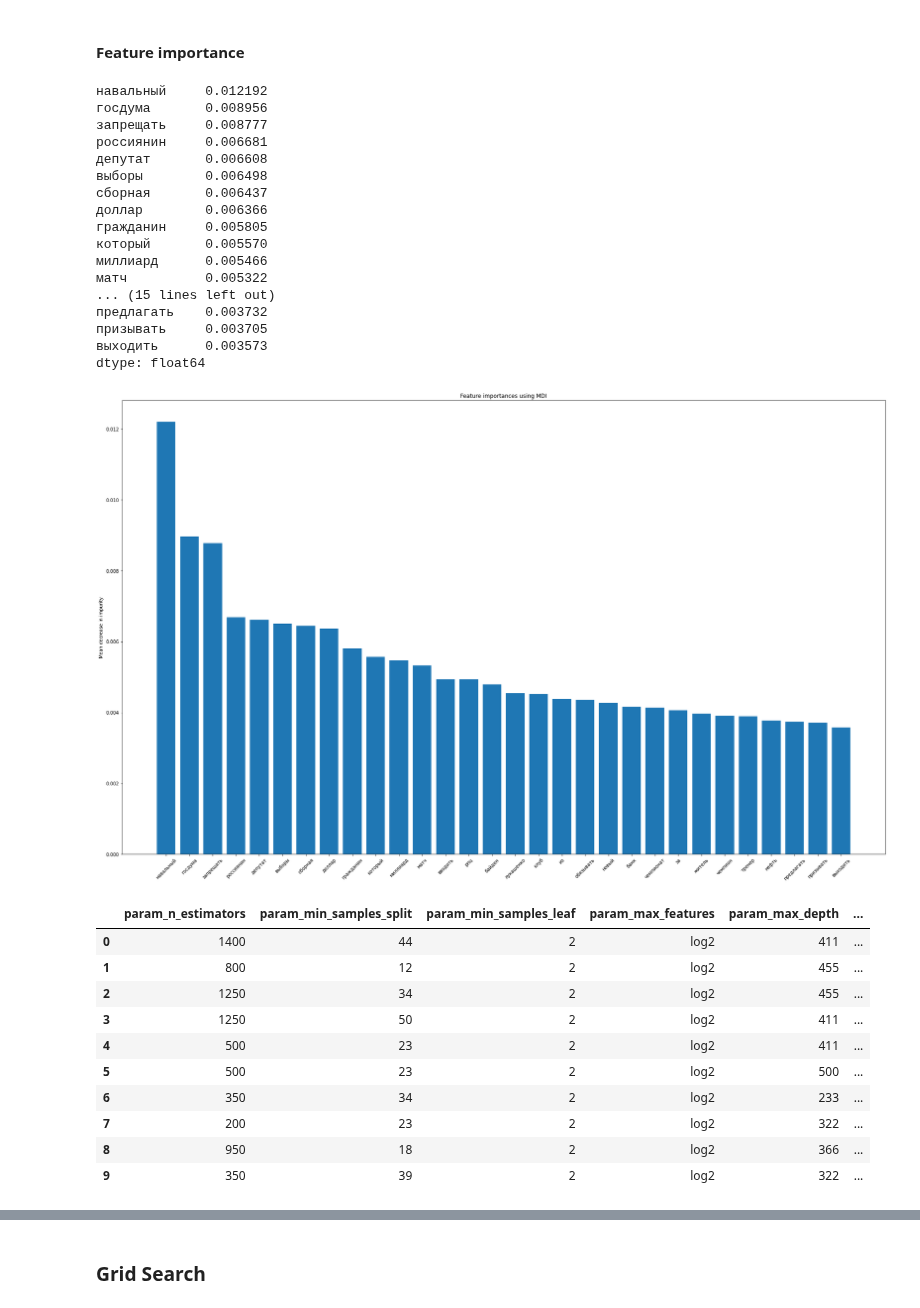
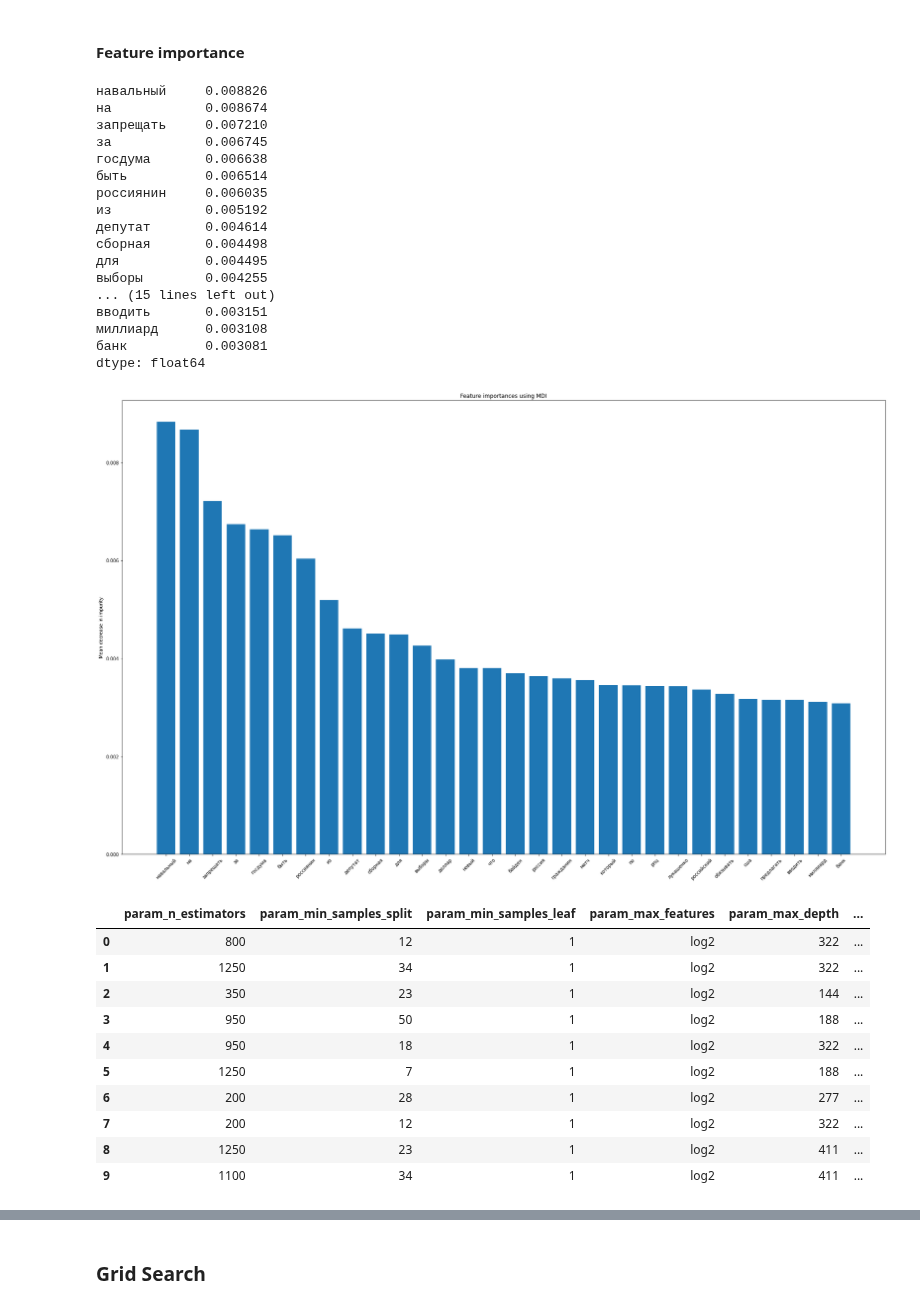
Before and after one commit to vladislav3112/fake-news-headlines, a Jupyter notebook: fake_news_classifier.ipynb, the cells around one changed output, grey strips where cells are left out. Cells and saved outputs as stored; diff of their text form; code cells hidden in the pictures.

Commit message:
count vectorizer option

```diff
--- a/fake_news_classifier.ipynb
+++ b/fake_news_classifier.ipynb
@@ -23,7 +23,7 @@ Pipeline
 data =  pd.read_csv("dataset/train.tsv",sep='\t',header=0)
 print(data.head())
 X = data['title']
-y = data['is_fake']
+y = data['is_fake'].array
 
 #make sure that there is no class imbalance
 print(len(y[y==0])/len(y))
@@ -108,4 +116,4 @@ df.to_csv('processed and stemmed text.csv')
 # %%
-df = pd.read_csv('processed and stemmed text.csv')
+df = pd.read_csv('processed text with stop words.csv')
 X = df['title']
 # %% [markdown]
@@ -117,12 +125,9 @@ X_raw_train, X_raw_test, y_train, y_test = train_test_split(X,y, test_size=0.2,
 # %%
-vectorizer = TfidfVectorizer() # token_pattern=r"(?u)\S\S+" pattern captures words that split by whitespace only (?u)\b\w\w+\b|\»
-vectors = vectorizer.fit_transform(X_raw_train)
+vectorizer = CountVectorizer() # TfidfVectorizer - another option
+X_train = vectorizer.fit_transform(X_raw_train)
 feature_names = vectorizer.get_feature_names_out()
 print(feature_names)
-dense = vectors.todense()
-X_train = dense.tolist()
-dense = []
+#dense = vectors.todense()
 X_test = vectorizer.transform(X_raw_test)
-#df = pd.DataFrame(denselist, columns=feature_names)
 # %% [output]
 ['00' '02м' '08м' ... 'яценюк' 'яшин' 'ящик']
@@ -225,0 +225,8 @@ print(cross_val_score(rfc, X_train,y_train, cv=5,scoring='f1').mean())
+# %%
+rs = joblib.load("RFC_random_search_1_leaf_compressed.joblib")
+print(rs.score(X_test,y_test))
+mat = confusion_matrix(y_test,rs.predict(X_test))
+sns.heatmap(mat.T, square = True, annot=True, fmt = "d")
+plt.xlabel("true labels")
+plt.ylabel("predicted label")
+plt.show()
@@ -227,37 +237,37 @@ print(cross_val_score(rfc, X_train,y_train, cv=5,scoring='f1').mean())
 #### Feature importance
 # %%
 import matplotlib.pyplot as plt
-importances = best_clf.feature_importances_
+importances = rs.best_estimator_.feature_importances_
 forest_importances = pd.Series(importances, index=feature_names)
 forest_importances.sort_values(ascending=False,inplace=True)
 forest_importances = forest_importances[:30]
 print(forest_importances)
 
 fig, ax = plt.subplots(figsize = (24,15))
 plt.bar(x=forest_importances.index, height=forest_importances)
 plt.xticks(rotation=45)
 ax.set_title("Feature importances using MDI")
 ax.set_ylabel("Mean decrease in impurity")
 fig.tight_layout()
 # %% [output]
-навальный     0.012192
-госдума       0.008956
-запрещать     0.008777
-россиянин     0.006681
-депутат       0.006608
-выборы        0.006498
-сборная       0.006437
-доллар        0.006366
-гражданин     0.005805
-который       0.005570
-миллиард      0.005466
-матч          0.005322
+навальный     0.008826
+на            0.008674
+запрещать     0.007210
+за            0.006745
+госдума       0.006638
+быть          0.006514
+россиянин     0.006035
+из            0.005192
+депутат       0.004614
+сборная       0.004498
+для           0.004495
+выборы        0.004255
 ... (15 lines left out)
-предлагать    0.003732
-призывать     0.003705
-выходить      0.003573
+вводить       0.003151
+миллиард      0.003108
+банк          0.003081
 dtype: float64
-[figure, old version]
+[figure, new version]
 # %%
 rs_df = pd.DataFrame(rs.cv_results_).sort_values('rank_test_score').reset_index(drop=True)
 rs_df = rs_df.drop([
@@ -274,16 +284,16 @@ rs_df = rs_df.drop([
 rs_df.head(10)
 # %% [output]
 |  | param_n_estimators | param_min_samples_split | param_min_samples_leaf | param_max_features | param_max_depth | ... |
-| 0 | 1400 | 44 | 2 | log2 | 411 | ... |
-| 1 | 800 | 12 | 2 | log2 | 455 | ... |
-| 2 | 1250 | 34 | 2 | log2 | 455 | ... |
-| 3 | 1250 | 50 | 2 | log2 | 411 | ... |
-| 4 | 500 | 23 | 2 | log2 | 411 | ... |
-| 5 | 500 | 23 | 2 | log2 | 500 | ... |
-| 6 | 350 | 34 | 2 | log2 | 233 | ... |
-| 7 | 200 | 23 | 2 | log2 | 322 | ... |
-| 8 | 950 | 18 | 2 | log2 | 366 | ... |
-| 9 | 350 | 39 | 2 | log2 | 322 | ... |
+| 0 | 800 | 12 | 1 | log2 | 322 | ... |
+| 1 | 1250 | 34 | 1 | log2 | 322 | ... |
+| 2 | 350 | 23 | 1 | log2 | 144 | ... |
+| 3 | 950 | 50 | 1 | log2 | 188 | ... |
+| 4 | 950 | 18 | 1 | log2 | 322 | ... |
+| 5 | 1250 | 7 | 1 | log2 | 188 | ... |
+| 6 | 200 | 28 | 1 | log2 | 277 | ... |
+| 7 | 200 | 12 | 1 | log2 | 322 | ... |
+| 8 | 1250 | 23 | 1 | log2 | 411 | ... |
+| 9 | 1100 | 34 | 1 | log2 | 411 | ... |
 # %%
 fig, axs = plt.subplots(ncols=3, nrows=2)
 sns.set(style="whitegrid", color_codes=True, font_scale = 2)
```
Also changed, not shown: parts of 40 cells of this notebook.
